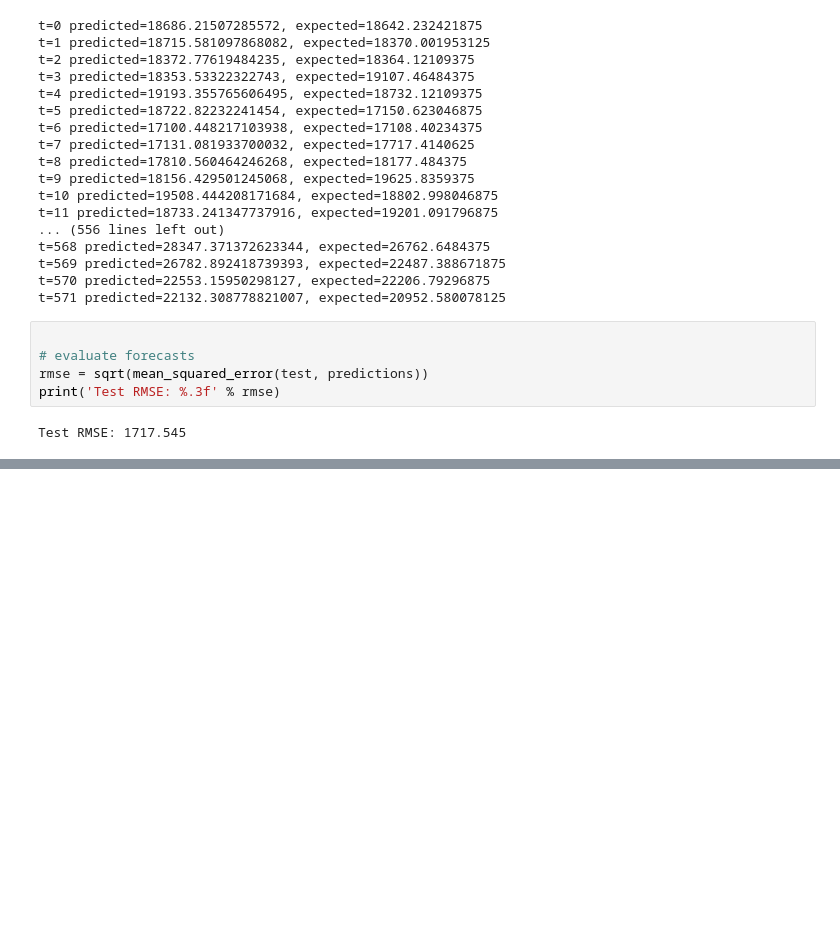
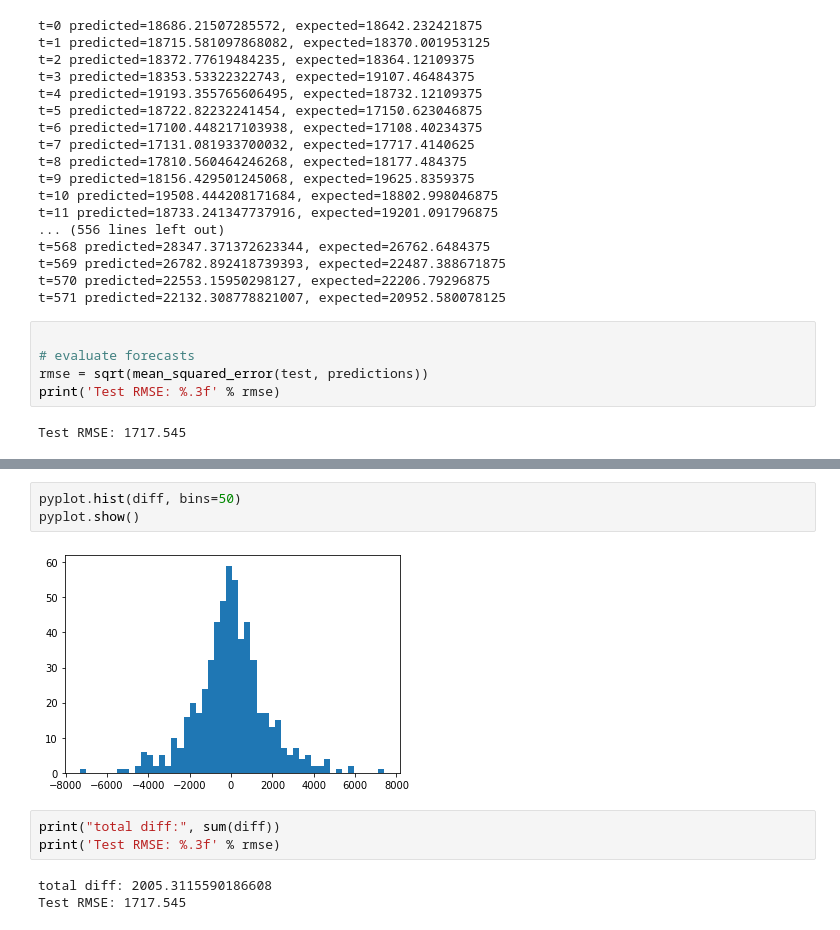
Before and after one commit to cybertraining-dsc/su21-reu-361, a Jupyter notebook: project/code/arima.ipynb, the cells around one changed output, grey strips where cells are left out. Cells and saved outputs as stored; diff of their text form; blank space fills up the shorter version.

```diff
--- a/project/code/arima.ipynb
+++ b/project/code/arima.ipynb
@@ -112,0 +128,11 @@ pyplot.show()
+# %%
+pyplot.hist(diff, bins=50)
+pyplot.show()
+# %% [output]
+[figure, added]
+# %%
+print("total diff:", sum(diff))
+print('Test RMSE: %.3f' % rmse)
+# %% [output]
+total diff: 2005.3115590186608
+Test RMSE: 1717.545
```
Also changed, not shown: parts of 3 cells of this notebook.
